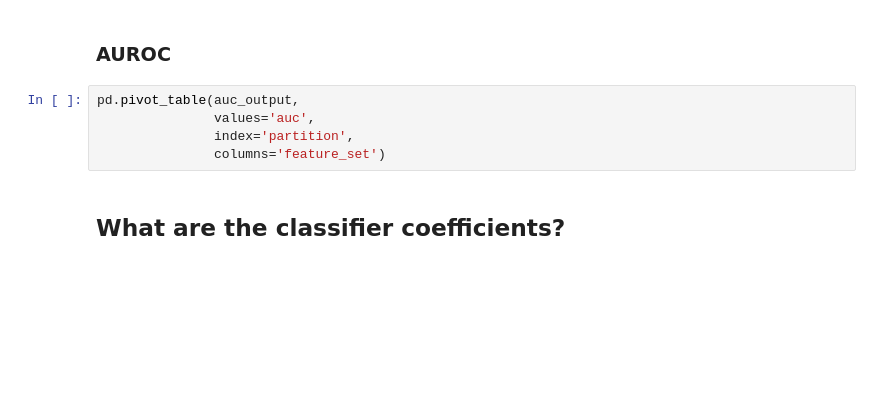
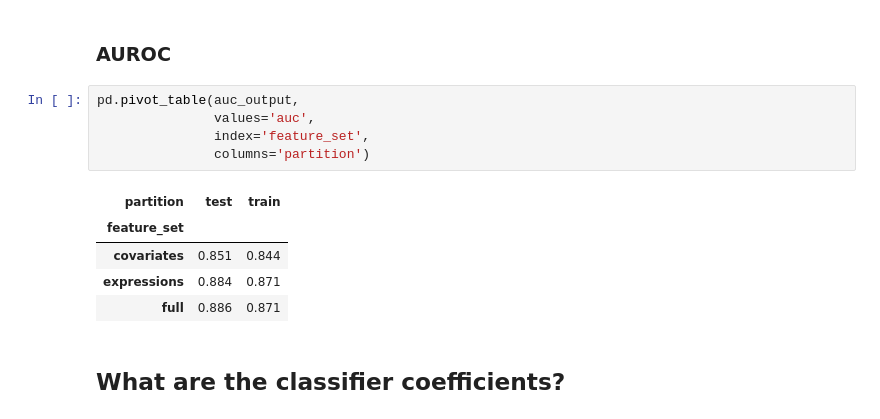
Before and after one commit to patrick-miller/machine-learning, a Jupyter notebook: 2.mutation-classifier.ipynb, the cells around one changed output. Cells and saved outputs as stored; diff of their text form; blank space fills up the shorter version.

```diff
--- a/2.mutation-classifier.ipynb
+++ b/2.mutation-classifier.ipynb
@@ -291,8 +336,14 @@ for model in model_order:
 # %%
 pd.pivot_table(auc_output,
                values='auc',
-               index='partition',
-               columns='feature_set')
+               index='feature_set',
+               columns='partition')
+# %% [output]
+| partition | test | train |
+| feature_set |  |  |
+| covariates | 0.851 | 0.844 |
+| expressions | 0.884 | 0.871 |
+| full | 0.886 | 0.871 |
 # %% [markdown]
 ## What are the classifier coefficients?
 # %%
```
Also changed, not shown: parts of 15 cells of this notebook, 2 other files.
